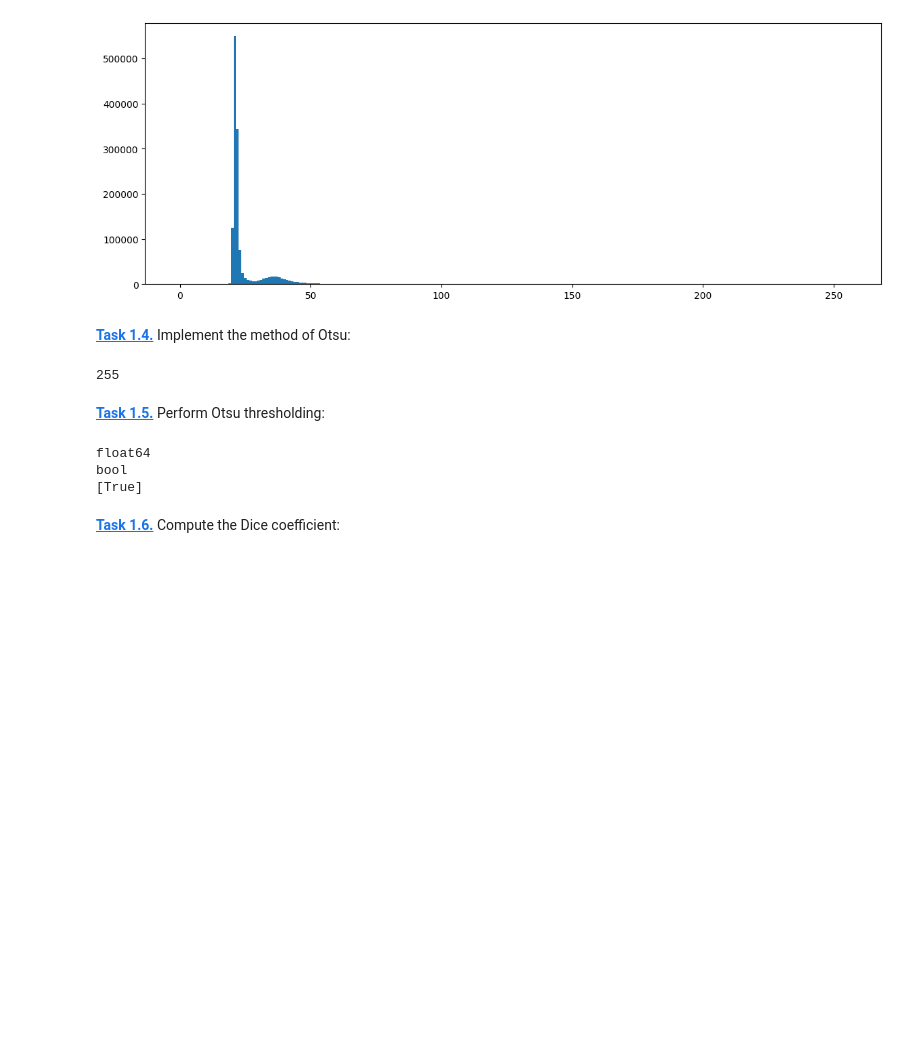
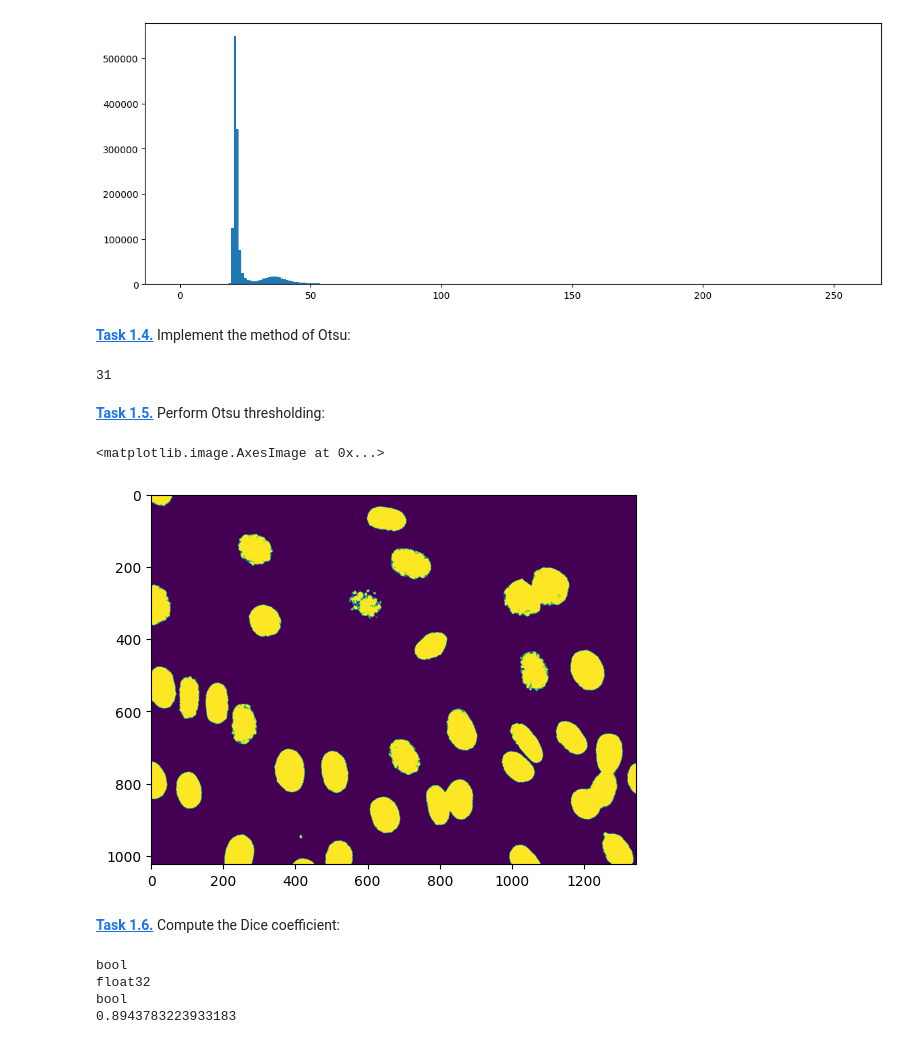
Before and after one commit to Bentrexte/mobi-fs5-python, a Jupyter notebook: otsu.ipynb, the cells around one changed output. Cells and saved outputs as stored; diff of their text form; code cells hidden in the pictures; blank space fills up the shorter version.

```diff
--- a/otsu.ipynb
+++ b/otsu.ipynb
@@ -41,6 +39,8 @@ plt.bar(range(256), h, width=1)
 # %% [markdown]
 **[Task 1.4.]()** Implement the method of Otsu:
 # %%
+mög_T = np.inf
+T_fin = 0
 
 for T in range(0,256):
 
@@ -51,47 +51,50 @@ for T in range(0,256):
     n1 = (img8 < T).sum()
     n2 = (img8 >= T).sum()
 
-
-    if n1 != 0:
-        v1 = np.var(T1)
-        v2 = np.var(T2)
-    else:
-        v1 = 0
-        v2 = 0
+    v1 = np.var(T1)
+    v2 = np.var(T2)
 
     score = n1 * v1 + n2 * v2
 
+#bei Varianz darf nicht durch 0 geteilt werden
+    if score < mög_T:
+        mög_T = score
+        T_fin = T
 
-print()
+
+print(T_fin)
 # %% [output]
-255
+31
 # %% [markdown]
 **[Task 1.5.]()** Perform Otsu thresholding:
-# %%
-#Liste mit 255 Scores erstellen
-print(score.dtype)
-sc = score.astype(bool)
-print(sc.dtype)
-
-List = []
-List.append(sc)
-print(List)
-# %% [output]
-float64
-bool
-[True]
+# %%
+# Binäres Bild erzeugen
+binary = img8 >= T_fin
+plt.imshow(binary)
+# %% [output]
+<matplotlib.image.AxesImage at 0x...>
+[figure, added]
 # %% [markdown]
 **[Task 1.6.]()** Compute the Dice coefficient:
 # %%
-print(imgf.dtype)
+# truth aus andere aufgabe einfügen
+
+b = plt.imread('data/NIH3T3/gt/0.png')
+
+print(binary.dtype)
 print(b.dtype)
 
 c = b.astype(bool)
 print(c.dtype)
 
-aa = a.sum()
+aa = binary.sum()
 cc = c.sum()
-ac = (a & c).sum()
+ac = (binary * c).sum()
 
 dice = 2*(ac)/(aa + cc)
 print(dice)
+# %% [output]
+bool
+float32
+bool
+0.8943783223933183
```
Also changed, not shown: parts of 1 cell of this notebook.
